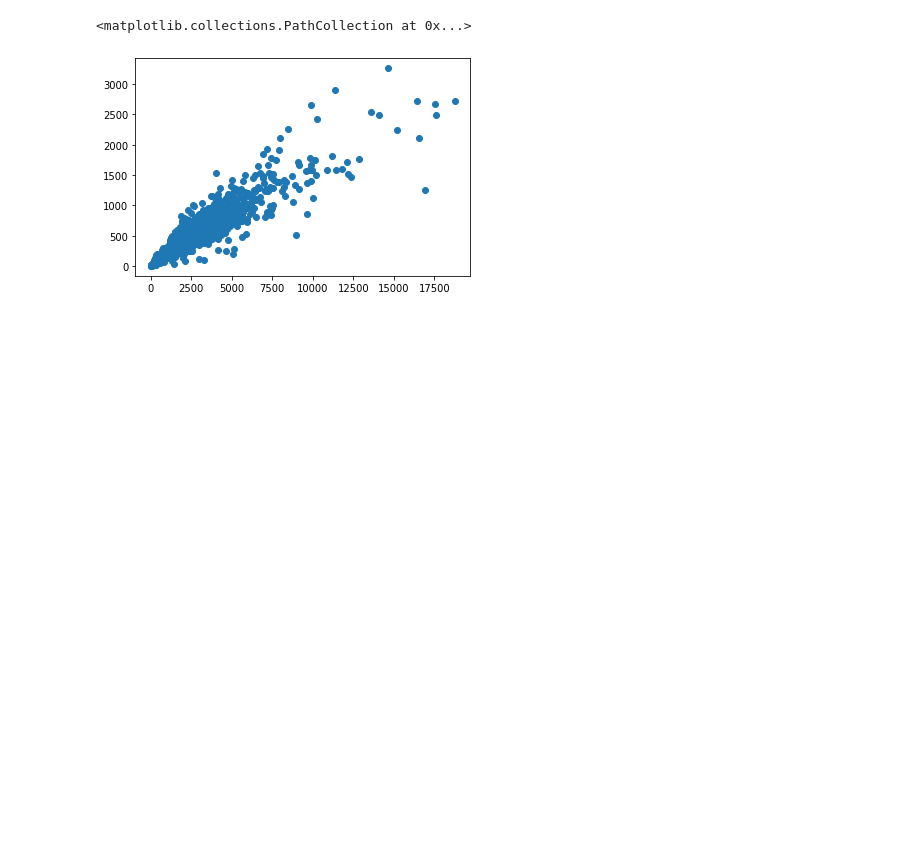
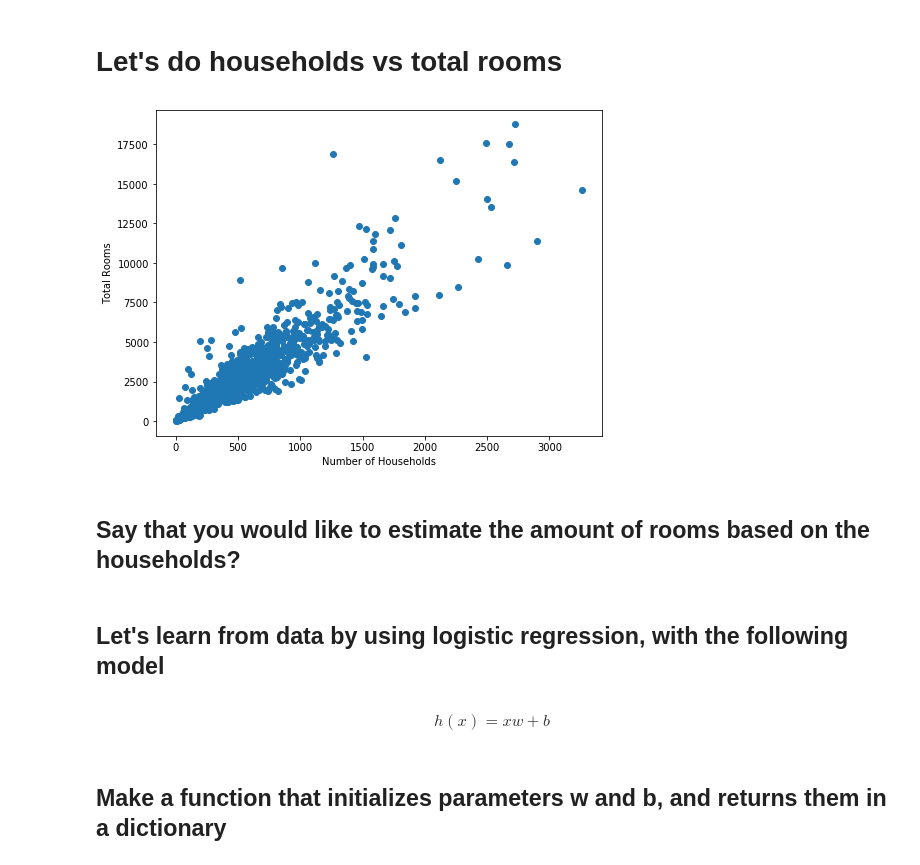
Before and after one commit to luisdiaz1997/DataScienceCourse, a Jupyter notebook: linearnp.ipynb, the cells around one changed output. Saved outputs shown, nothing was run; the diff lists cells and outputs as text; code cells hidden in the pictures; blank space fills up the shorter version.

```diff
--- a/linearnp.ipynb
+++ b/linearnp.ipynb
@@ -3,5 +3,4 @@ import numpy as np
 import pandas as pd
 import matplotlib.pyplot as plt
 # %%
-df = pd.read_csv("https://download.mlcc.google.com/mledu-datasets/california_housing_train.csv", sep=",")
-df.head()
+data_url = "https://download.mlcc.google.com/mledu-datasets/california_housing_train.csv"
@@ -21,0 +9,3 @@ plt.imshow(correlations)
+# %%
+df = pd.read_csv(data_url, sep=",")
+df.head()
@@ -22,11 +51,23 @@ plt.imshow(correlations)
+# %% [markdown]
+# Let's do households vs total rooms
 # %%
-x = df.total_rooms.values.reshape(-1,1)
-y = df.households.values.reshape(-1, 1)
+x = df.households.values.reshape(-1, 1)
+y = df.total_rooms.values.reshape(-1,1)
 # %%
+plt.figure(figsize=(8, 6))
 plt.scatter(x[::10], y[::10])
+plt.xlabel('Number of Households')
+plt.ylabel('Total Rooms');
 # %% [output]
-<matplotlib.collections.PathCollection at 0x...>
-[figure, old version]
+[figure, new version]
+# %% [markdown]
+## Say that you would like to estimate the amount of rooms based on the households?
+# %% [markdown]
+## Let's learn from data by using logistic regression, with the following model
+# %% [markdown]
+$$h(x) = x w + b$$
+# %% [markdown]
+## Make a function that initializes parameters w and b, and returns them in a dictionary
 # %%
 def get_params():
     params = {
```
Also changed, not shown: parts of 34 cells of this notebook.
